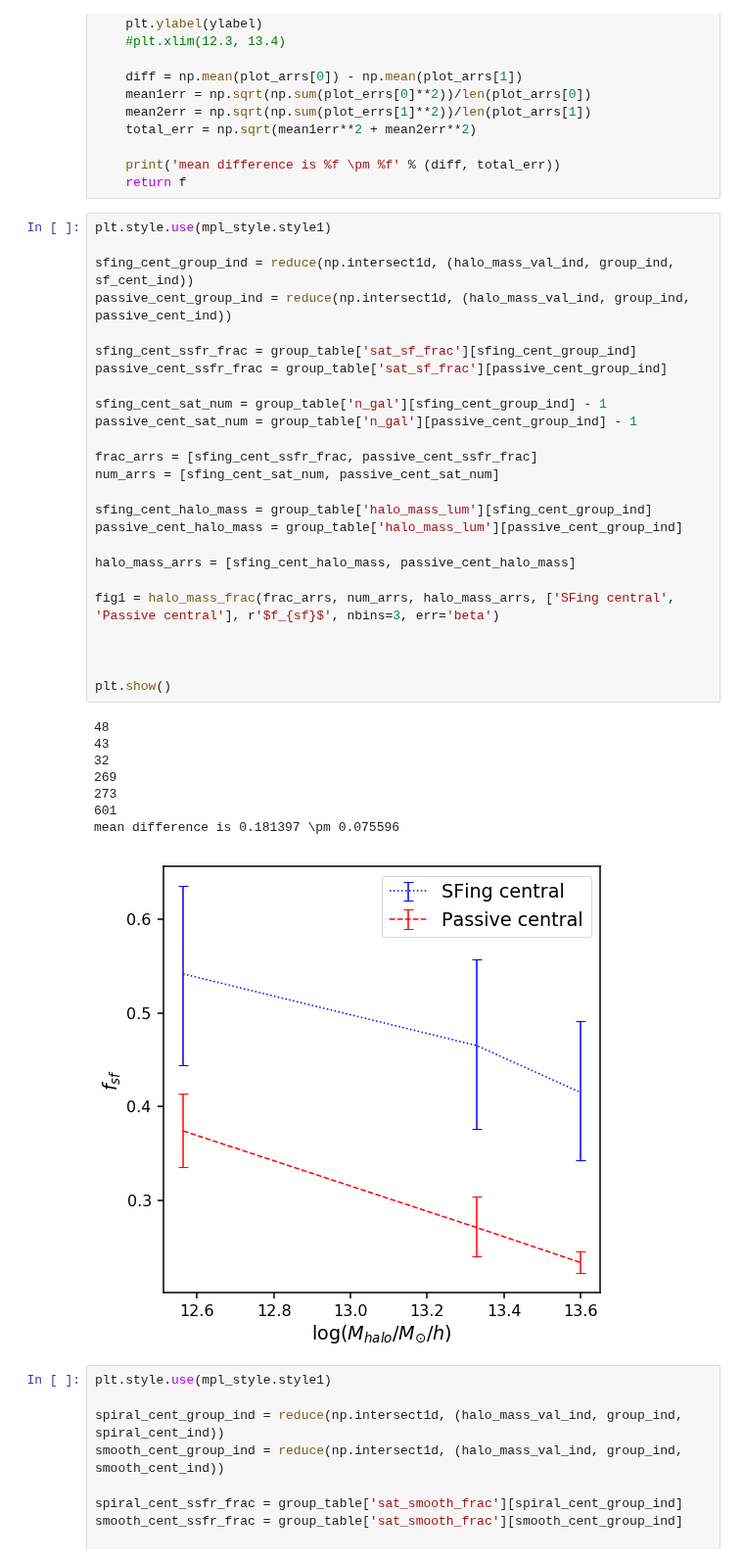
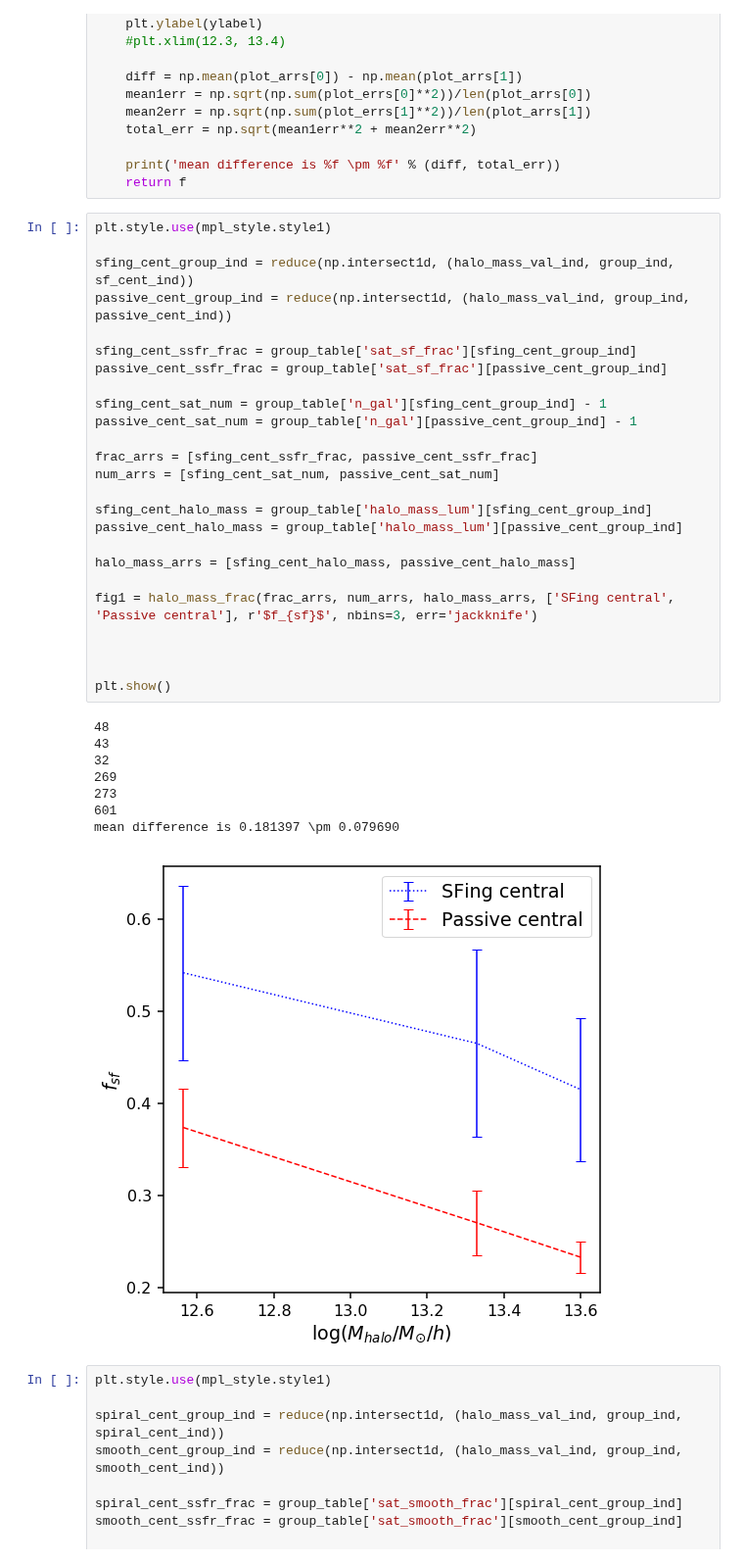
Before and after one commit to jaotter/Otter-Research-2017, a Jupyter notebook: halo_mass_fraction.ipynb, the cells around one changed output. Shown at 98% size. Saved outputs shown, nothing was run; the diff lists cells and outputs as text.

```diff
--- a/halo_mass_fraction.ipynb
+++ b/halo_mass_fraction.ipynb
@@ -111,36 +111,36 @@ def halo_mass_frac(fracs, nums, hmasses, labels, ylabel, nbins=4, err='beta'):
 plt.style.use(mpl_style.style1)
 
 sfing_cent_group_ind = reduce(np.intersect1d, (halo_mass_val_ind, group_ind, sf_cent_ind))
 passive_cent_group_ind = reduce(np.intersect1d, (halo_mass_val_ind, group_ind, passive_cent_ind))
 
 sfing_cent_ssfr_frac = group_table['sat_sf_frac'][sfing_cent_group_ind]
 passive_cent_ssfr_frac = group_table['sat_sf_frac'][passive_cent_group_ind]
 
 sfing_cent_sat_num = group_table['n_gal'][sfing_cent_group_ind] - 1
 passive_cent_sat_num = group_table['n_gal'][passive_cent_group_ind] - 1
 
 frac_arrs = [sfing_cent_ssfr_frac, passive_cent_ssfr_frac]
 num_arrs = [sfing_cent_sat_num, passive_cent_sat_num]
 
 sfing_cent_halo_mass = group_table['halo_mass_lum'][sfing_cent_group_ind]
 passive_cent_halo_mass = group_table['halo_mass_lum'][passive_cent_group_ind]
 
 halo_mass_arrs = [sfing_cent_halo_mass, passive_cent_halo_mass]
 
-fig1 = halo_mass_frac(frac_arrs, num_arrs, halo_mass_arrs, ['SFing central', 'Passive central'], r'$f_{sf}$', nbins=3, err='beta')
+fig1 = halo_mass_frac(frac_arrs, num_arrs, halo_mass_arrs, ['SFing central', 'Passive central'], r'$f_{sf}$', nbins=3, err='jackknife')
 
 
 
 plt.show()
 # %% [output]
 48
 43
 32
 269
 273
 601
-mean difference is 0.181397 \pm 0.075596
+mean difference is 0.181397 \pm 0.079690
-[figure, old version]
+[figure, new version]
 # %%
 plt.style.use(mpl_style.style1)
 
```
Also changed, not shown: parts of 2 cells of this notebook.
